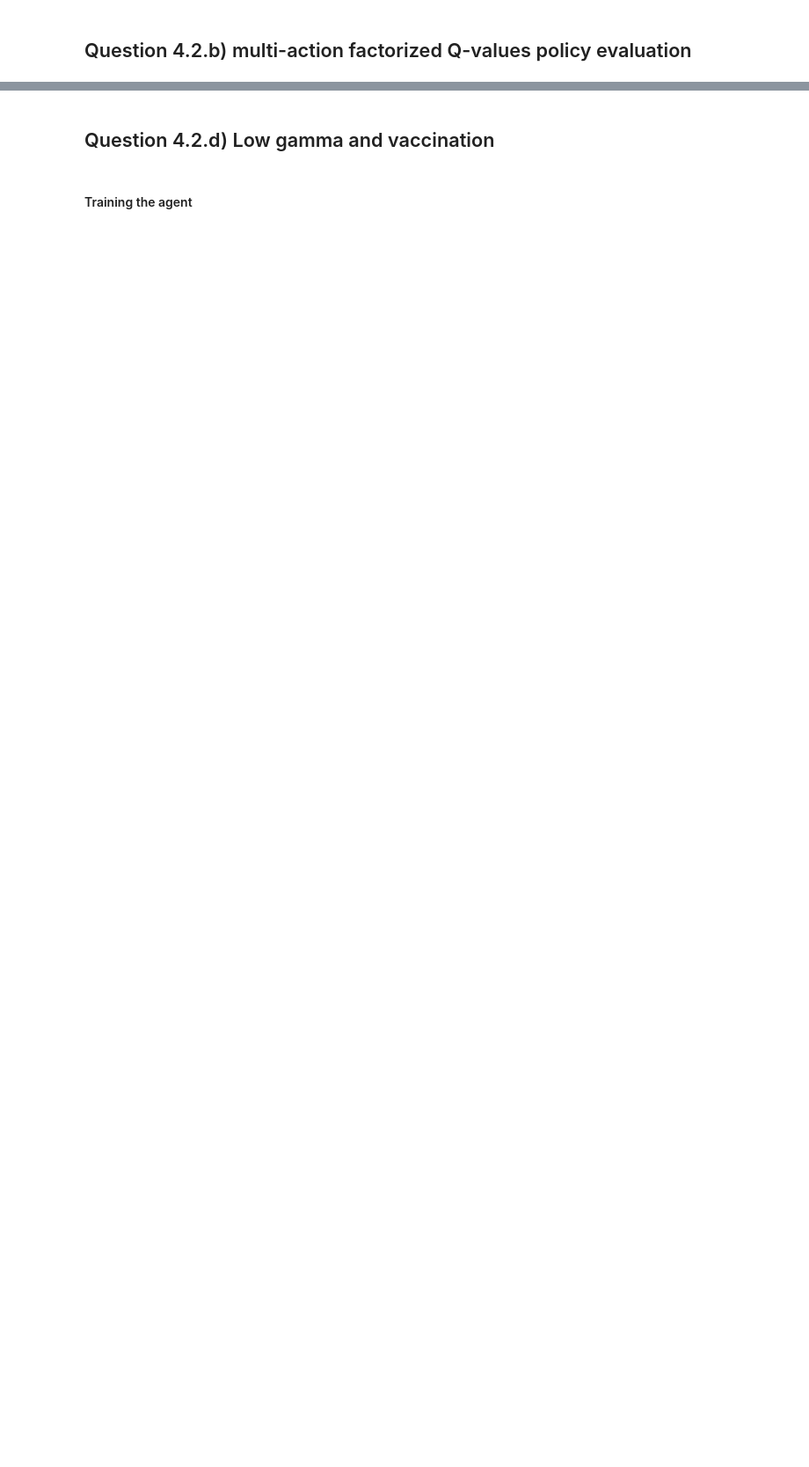
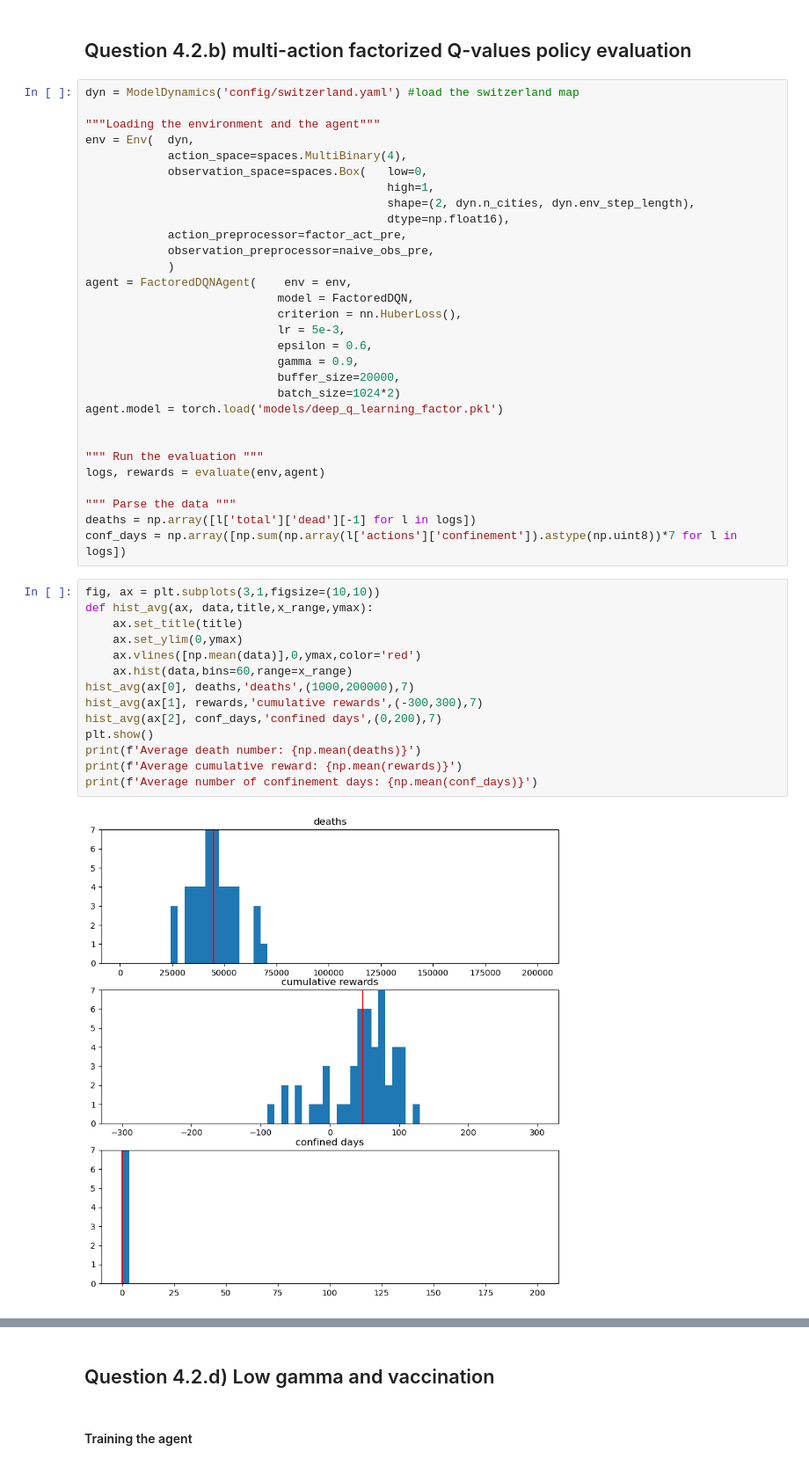
Before and after one commit to RenardDesNeiges/EpidemicsSimulator, a Jupyter notebook: solution.ipynb, the cells around one changed output, grey strips where cells are left out. Shown at 88% size. Drawn from its saved outputs; the diff is of its cells as text; blank space fills up the shorter version.

```diff
--- a/solution.ipynb
+++ b/solution.ipynb
@@ -1294,2 +1296,48 @@ plot_episode(total,cities,actions)
 # %% [markdown]
 ## Question 4.2.b) multi-action factorized Q-values policy evaluation
+# %%
+dyn = ModelDynamics('config/switzerland.yaml') #load the switzerland map
+
+"""Loading the environment and the agent"""
+env = Env(  dyn,
+            action_space=spaces.MultiBinary(4),
+            observation_space=spaces.Box(   low=0,
+                                            high=1,
+                                            shape=(2, dyn.n_cities, dyn.env_step_length),
+                                            dtype=np.float16),
+            action_preprocessor=factor_act_pre,
+            observation_preprocessor=naive_obs_pre,
+            )
+agent = FactoredDQNAgent(    env = env,
+                            model = FactoredDQN,
+                            criterion = nn.HuberLoss(),
+                            lr = 5e-3,
+                            epsilon = 0.6,
+                            gamma = 0.9,
+                            buffer_size=20000,
+                            batch_size=1024*2)
+agent.model = torch.load('models/deep_q_learning_factor.pkl')
+
+
+""" Run the evaluation """
+logs, rewards = evaluate(env,agent)
+
+""" Parse the data """
+deaths = np.array([l['total']['dead'][-1] for l in logs])
+conf_days = np.array([np.sum(np.array(l['actions']['confinement']).astype(np.uint8))*7 for l in logs])
+# %%
+fig, ax = plt.subplots(3,1,figsize=(10,10))
+def hist_avg(ax, data,title,x_range,ymax):
+    ax.set_title(title)
+    ax.set_ylim(0,ymax)
+    ax.vlines([np.mean(data)],0,ymax,color='red')
+    ax.hist(data,bins=60,range=x_range)
+hist_avg(ax[0], deaths,'deaths',(1000,200000),7)
+hist_avg(ax[1], rewards,'cumulative rewards',(-300,300),7)
+hist_avg(ax[2], conf_days,'confined days',(0,200),7)
+plt.show()
+print(f'Average death number: {np.mean(deaths)}')
+print(f'Average cumulative reward: {np.mean(rewards)}')
+print(f'Average number of confinement days: {np.mean(conf_days)}')
+# %% [output]
+[figure, added]
```
Also changed, not shown: parts of 9 cells of this notebook.
